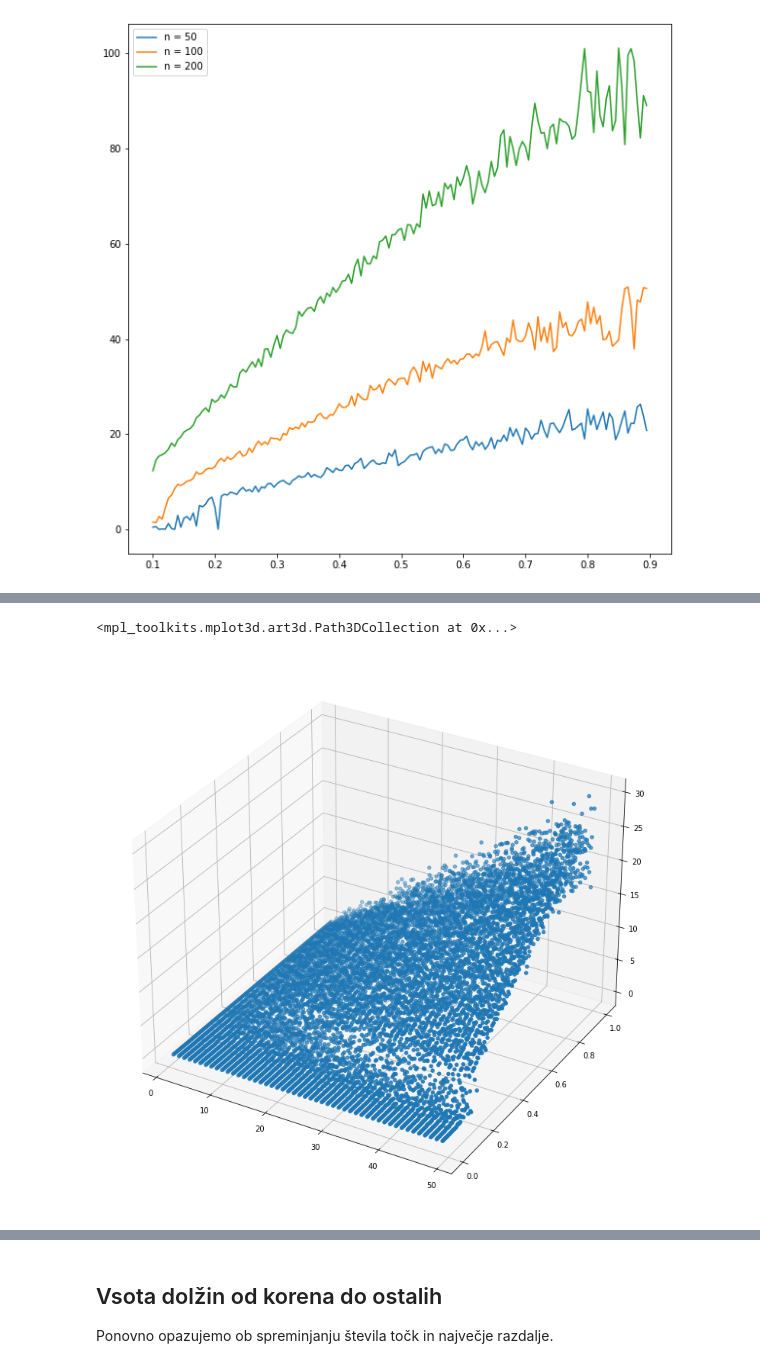
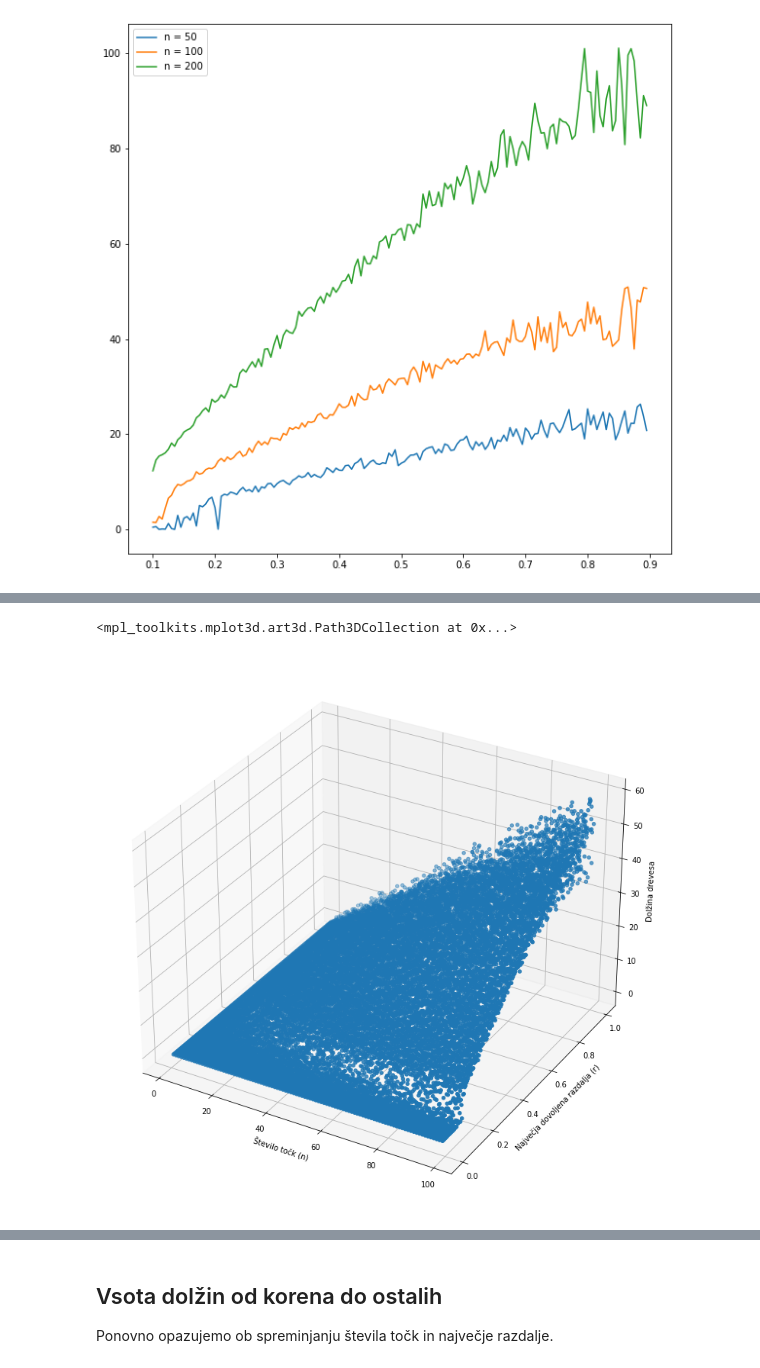
Before and after one commit to timkalan/poti-v-kvadratu, a Jupyter notebook: koda/izracuni.ipynb, the cells around one changed output, grey strips where cells are left out. Saved outputs shown, nothing was run; the diff lists cells and outputs as text; code cells hidden in the pictures.

```diff
--- a/koda/izracuni.ipynb
+++ b/koda/izracuni.ipynb
@@ -67,7 +67,7 @@ plt.legend();
 # %% [output]
 [figure]
 # %%
-def dolzina_drevesa_razdalja(st_tock=100, najmanj=0.1, najvec=0.9):
+def dolzina_drevesa_razdalja(st_tock=100, najmanj=0.1, najvec=0.9, korak=0.005):
     """
     Vzamemo število točk za dano in gledamo, kako se spreminja skupna dolžina
     drevesa najkrajših poti, ko spreminjamo največjo dovoljeno razdaljo od
@@ -91,7 +91,7 @@ def dolzina_drevesa_razdalja(st_tock=100, najmanj=0.1, najvec=0.9):
                 dolzina += razdalja(ata, oce[ata])
 
         dolzine.append(dolzina)
-        trenutna += 0.005
+        trenutna += korak
 
     return maxi, dolzine
 # %%
@@ -119,21 +119,25 @@ Wall time: 29.6 s
 nji = []
 maxiji = []
 dolzineji = []
+korak = 0.005
 
 # spreminjamo število točk in kličemo zgornjo funkcijo
-for n in range(1, 50):
+for n in range(1, 100):
 
     # izračunamo dolžine
 
-    maxi, dolzine = dolzina_drevesa_razdalja(n, 0, 1)
+    maxi, dolzine = dolzina_drevesa_razdalja(n, 0, 1, korak)
 
-    nji += [n for i in range(int(1/0.005))]
+    nji += [n for i in range(int(1/korak))]
     maxiji += maxi
     dolzineji += dolzine
 
 fig = plt.figure()
 ax = Axes3D(fig)
+ax.set_xlabel('Število točk (n)')
+ax.set_ylabel('Največja dovoljena razdalja (r)')
+ax.set_zlabel('Dolžina drevesa')
 
 
-ax.scatter(nji, maxiji, dolzineji)
+ax.scatter(nji, maxiji, dolzineji);
 # %% [output]
@@ -142,2 +146,2 @@ Wall time: 15.7 s
 <mpl_toolkits.mplot3d.art3d.Path3DCollection at 0x...>
-[figure, old version]
+[figure, new version]
```
Also changed, not shown: parts of 12 cells of this notebook.
